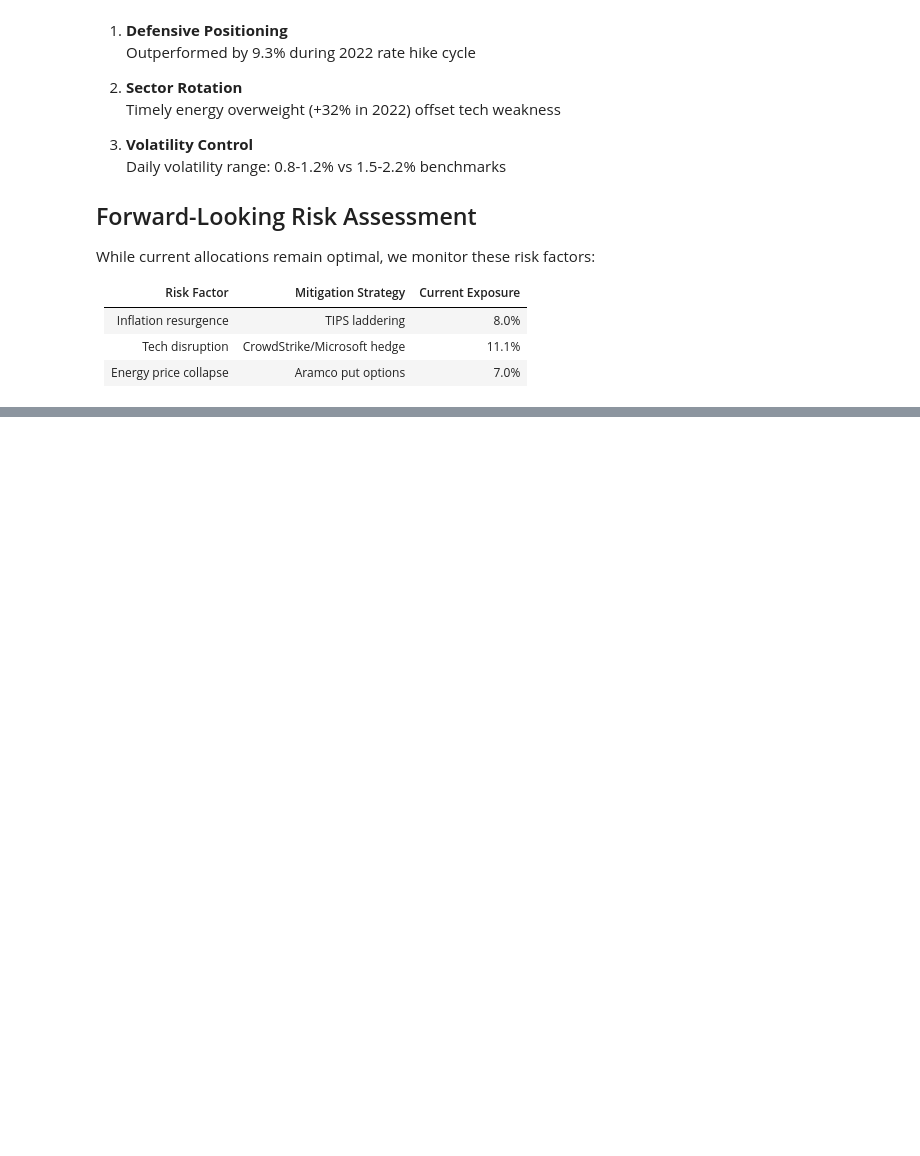
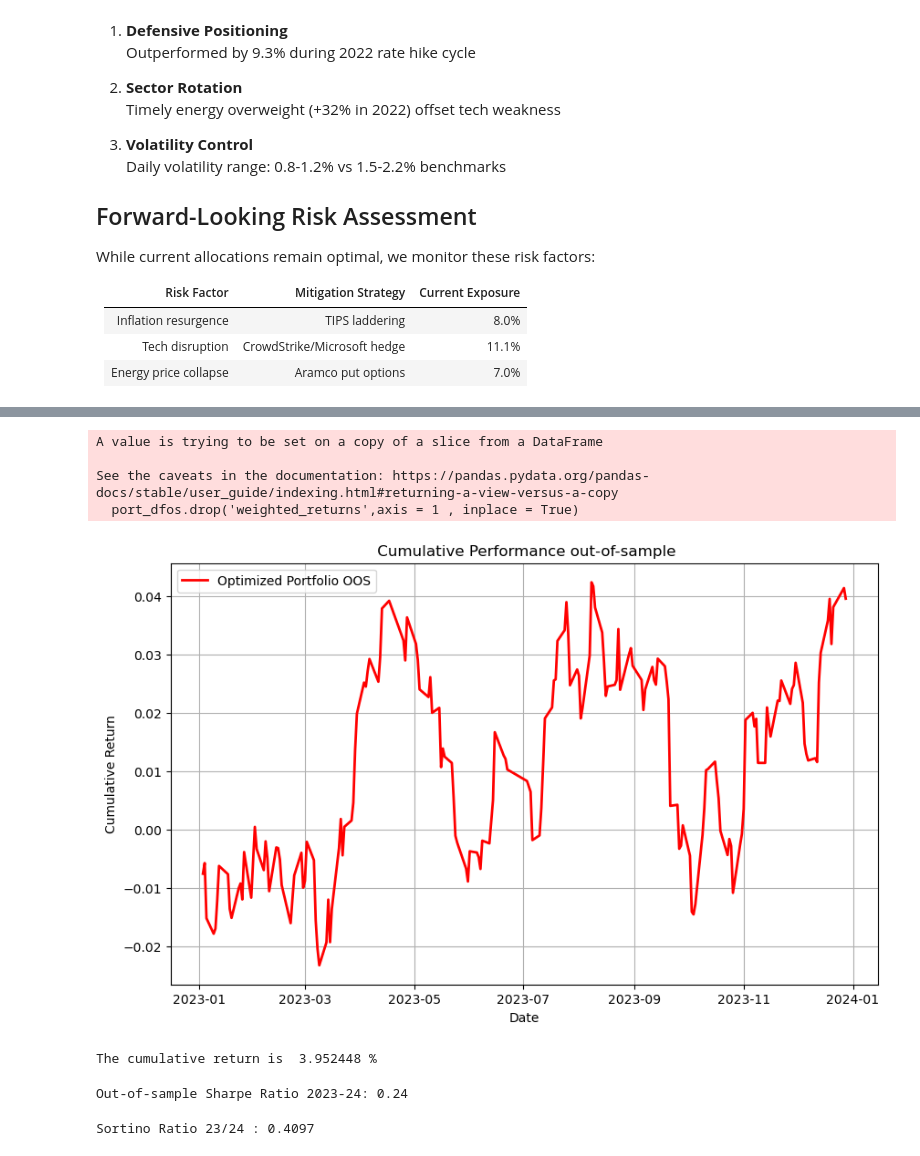
Before and after one commit to AntonioAmmirati/Portfolio-Optimization, a Jupyter notebook: Portfolio_opc.ipynb, the cells around one changed output, grey strips where cells are left out. Cells and saved outputs as stored; diff of their text form; code cells hidden in the pictures; blank space fills up the shorter version.

```diff
--- a/Portfolio_opc.ipynb
+++ b/Portfolio_opc.ipynb
@@ -732,0 +753,14 @@ While current allocations remain optimal, we monitor these risk factors:
+# %%
+# Optimization
+opt_results1 = minimize(
+    neg_sharpe1,  # La tua funzione neg_sharpe esistente
+    init_guess,
+    method='SLSQP',
+    bounds=new_bounds,
+    constraints=cons,
+    options={
+        'maxiter': 5000,
+        'ftol': 1e-9,
+        'disp': True
+    }
+)
@@ -732,0 +779,4 @@ While current allocations remain optimal, we monitor these risk factors:
+# %%
+start_os = datetime(2023,1,1)
+end_os = datetime(2024,1,1)
+port_dfos = port_df.loc[start_os : end_os]
@@ -732,0 +793,60 @@ While current allocations remain optimal, we monitor these risk factors:
+# %%
+port_dfos.drop('weighted_returns',axis = 1 , inplace = True)
+# %% [output]
+A value is trying to be set on a copy of a slice from a DataFrame
+
+See the caveats in the documentation: https://pandas.pydata.org/pandas-docs/stable/user_guide/indexing.html#returning-a-view-versus-a-copy
+  port_dfos.drop('weighted_returns',axis = 1 , inplace = True)
+# %%
+portos_returns = port_dfos.dot(opt_results1.x)
+# %%
+cumulative_log_return = np.cumsum(portos_returns)
+cumulative_return = np.exp(cumulative_log_return) - 1
+plt.figure(figsize=(10,6))
+plt.plot(cumulative_return,  color = 'red' , lw = 2, label='Optimized Portfolio OOS')
+plt.xlabel('Date')
+plt.ylabel('Cumulative Return')
+plt.title(' Cumulative Performance out-of-sample')
+plt.legend()
+plt.grid(True)
+plt.show()
+# %% [output]
+[figure, added]
+# %%
+cr1 = cumulative_return.iloc[-1] * 100
+print(f'The cumulative return is {cr1 : 4f} %')
+# %% [output]
+The cumulative return is  3.952448 %
+# %%
+rf_daily = annualized_rf / 252  # Convert annual rf in daily
+excess_returns = portos_returns - rf_daily
+sharpe_os = excess_returns.mean() / excess_returns.std() * np.sqrt(252)
+
+print(f"Out-of-sample Sharpe Ratio 2023-24: {sharpe_os:.2f}")
+# %% [output]
+Out-of-sample Sharpe Ratio 2023-24: 0.24
+# %%
+#SORTINO RATIO
+def get_sortino1(weights):
+    weights = np.array(weights)
+    portfolio_returns = np.dot(port_dfos, weights)
+
+
+    mean_return = np.mean(portfolio_returns) * 252
+
+
+    downside_returns = portfolio_returns[portfolio_returns < 0]
+
+
+    if len(downside_returns) == 0:
+        return np.inf
+
+    downside_vol = np.std(downside_returns, ddof=1) * np.sqrt(252)
+
+
+    sortino = (mean_return - annualized_rf)/ downside_vol
+    return sortino
+sortino_os1 = get_sortino1(opt_results1.x)
+print(f'Sortino Ratio 23/24 : {sortino_os1:.4f}')
+# %% [output]
+Sortino Ratio 23/24 : 0.4097
```
Also changed, not shown: parts of 57 cells of this notebook.
